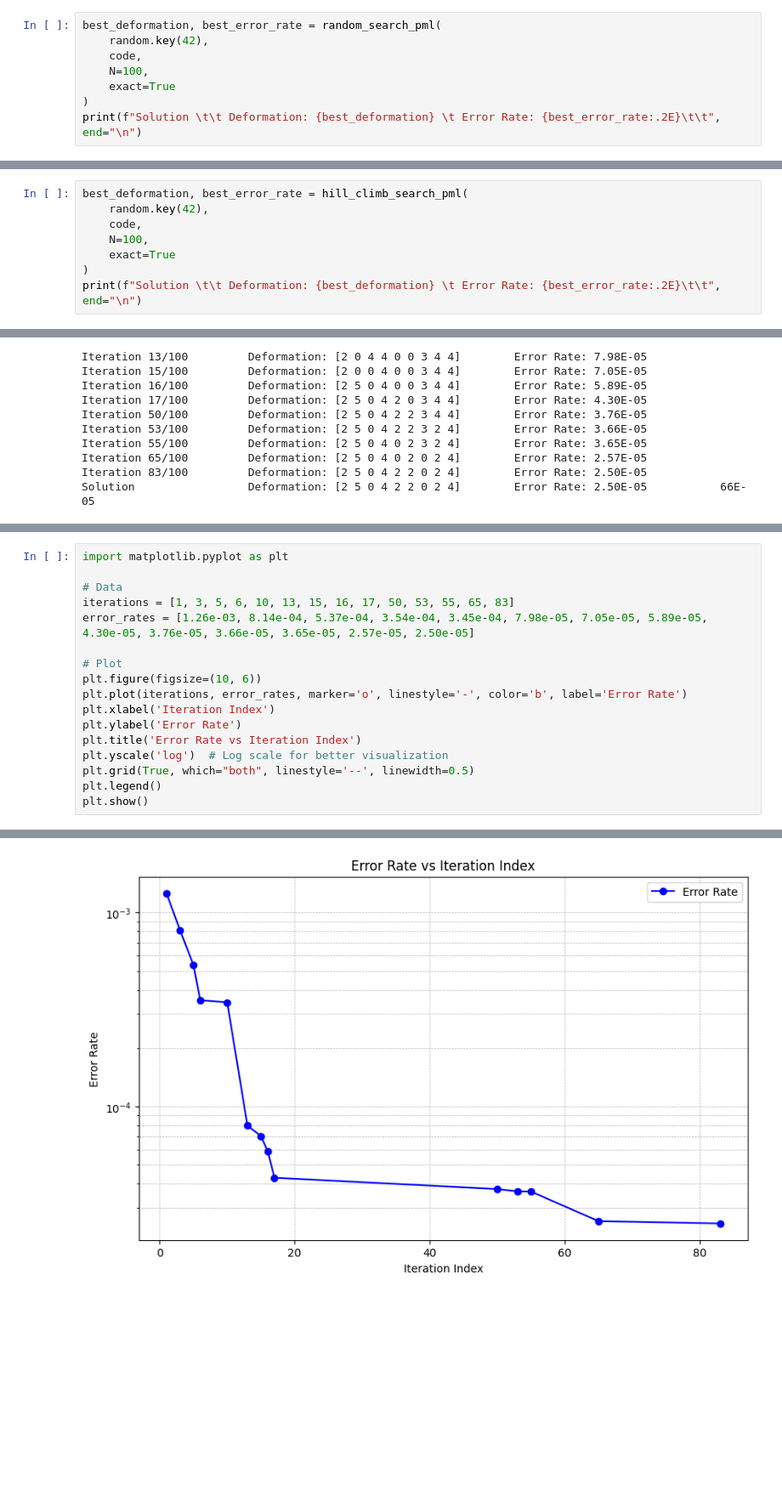
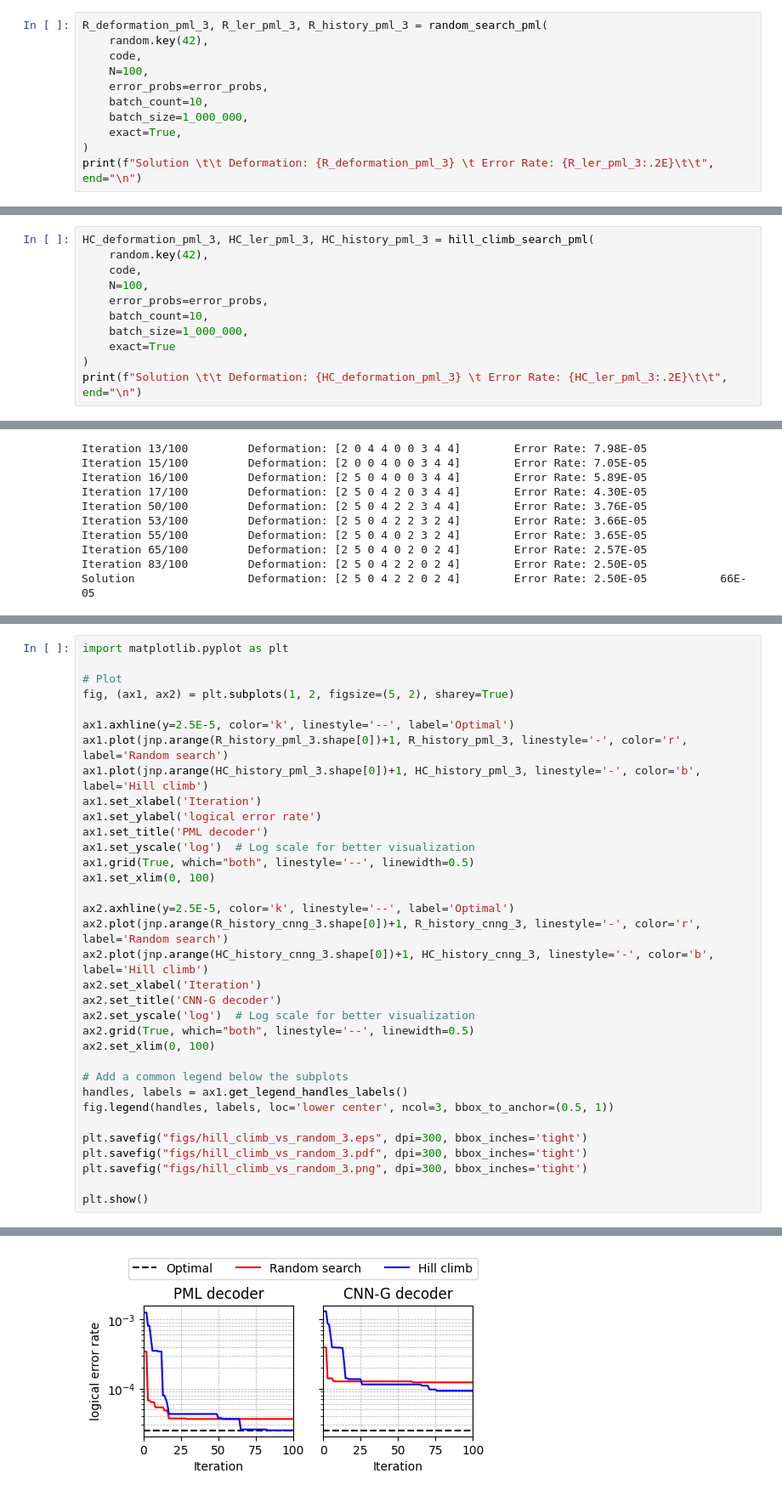
Before and after one commit to JuliusRye/QEC, a Jupyter notebook: Modules/non_ml_methods.ipynb, the cells around one changed output, grey strips where cells are left out. Shown: that part at 85% size. Saved outputs shown, nothing was run; the diff lists cells and outputs as text; blank space fills up the shorter version.

```diff
--- a/Modules/non_ml_methods.ipynb
+++ b/Modules/non_ml_methods.ipynb
@@ -220,11 +226,14 @@ Solution                 Deformation: [4 1 5 4 1 4 2 2 2]        Error Rate: 2.0
 # %%
-best_deformation, best_error_rate = random_search_pml(
+R_deformation_pml_3, R_ler_pml_3, R_history_pml_3 = random_search_pml(
     random.key(42),
     code,
     N=100,
-    exact=True
+    error_probs=error_probs,
+    batch_count=10,
+    batch_size=1_000_000,
+    exact=True,
 )
-print(f"Solution \t\t Deformation: {best_deformation} \t Error Rate: {best_error_rate:.2E}\t\t", end="\n")
+print(f"Solution \t\t Deformation: {R_deformation_pml_3} \t Error Rate: {R_ler_pml_3:.2E}\t\t", end="\n")
 # %% [output]
 Iteration 1/100          Deformation: [2 4 2 1 4 1 0 3 0]        Error Rate: 3.45E-04
 Iteration 3/100          Deformation: [4 3 3 5 2 4 4 5 5]        Error Rate: 6.76E-05
@@ -323,11 +306,14 @@ Solution                 Deformation: [3 5 0 2 2 2 0 3 0]        Error Rate: 1.0
 # %%
-best_deformation, best_error_rate = hill_climb_search_pml(
+HC_deformation_pml_3, HC_ler_pml_3, HC_history_pml_3 = hill_climb_search_pml(
     random.key(42),
     code,
     N=100,
+    error_probs=error_probs,
+    batch_count=10,
+    batch_size=1_000_000,
     exact=True
 )
-print(f"Solution \t\t Deformation: {best_deformation} \t Error Rate: {best_error_rate:.2E}\t\t", end="\n")
+print(f"Solution \t\t Deformation: {HC_deformation_pml_3} \t Error Rate: {HC_ler_pml_3:.2E}\t\t", end="\n")
 # %% [output]
 Iteration 1/100          Deformation: [0 0 0 0 0 0 0 4 0]        Error Rate: 1.26E-03
 Iteration 3/100          Deformation: [0 0 4 0 0 0 0 4 0]        Error Rate: 8.14E-04
@@ -347,18 +436,35 @@ Solution                 Deformation: [2 5 0 4 2 2 0 2 4]        Error Rate: 2.5
 # %%
 import matplotlib.pyplot as plt
 
-# Data
-iterations = [1, 3, 5, 6, 10, 13, 15, 16, 17, 50, 53, 55, 65, 83]
-error_rates = [1.26e-03, 8.14e-04, 5.37e-04, 3.54e-04, 3.45e-04, 7.98e-05, 7.05e-05, 5.89e-05, 4.30e-05, 3.76e-05, 3.66e-05, 3.65e-05, 2.57e-05, 2.50e-05]
+# Plot
+fig, (ax1, ax2) = plt.subplots(1, 2, figsize=(5, 2), sharey=True)
 
-# Plot
-plt.figure(figsize=(10, 6))
-plt.plot(iterations, error_rates, marker='o', linestyle='-', color='b', label='Error Rate')
-plt.xlabel('Iteration Index')
-plt.ylabel('Error Rate')
-plt.title('Error Rate vs Iteration Index')
-plt.yscale('log')  # Log scale for better visualization
-plt.grid(True, which="both", linestyle='--', linewidth=0.5)
-plt.legend()
+ax1.axhline(y=2.5E-5, color='k', linestyle='--', label='Optimal')
+ax1.plot(jnp.arange(R_history_pml_3.shape[0])+1, R_history_pml_3, linestyle='-', color='r', label='Random search')
+ax1.plot(jnp.arange(HC_history_pml_3.shape[0])+1, HC_history_pml_3, linestyle='-', color='b', label='Hill climb')
+ax1.set_xlabel('Iteration')
+ax1.set_ylabel('logical error rate')
+ax1.set_title('PML decoder')
+ax1.set_yscale('log')  # Log scale for better visualization
+ax1.grid(True, which="both", linestyle='--', linewidth=0.5)
+ax1.set_xlim(0, 100)
+
+ax2.axhline(y=2.5E-5, color='k', linestyle='--', label='Optimal')
+ax2.plot(jnp.arange(R_history_cnng_3.shape[0])+1, R_history_cnng_3, linestyle='-', color='r', label='Random search')
+ax2.plot(jnp.arange(HC_history_cnng_3.shape[0])+1, HC_history_cnng_3, linestyle='-', color='b', label='Hill climb')
+ax2.set_xlabel('Iteration')
+ax2.set_title('CNN-G decoder')
+ax2.set_yscale('log')  # Log scale for better visualization
+ax2.grid(True, which="both", linestyle='--', linewidth=0.5)
+ax2.set_xlim(0, 100)
+
+# Add a common legend below the subplots
+handles, labels = ax1.get_legend_handles_labels()
+fig.legend(handles, labels, loc='lower center', ncol=3, bbox_to_anchor=(0.5, 1))
+
+plt.savefig("figs/hill_climb_vs_random_3.eps", dpi=300, bbox_inches='tight')
+plt.savefig("figs/hill_climb_vs_random_3.pdf", dpi=300, bbox_inches='tight')
+plt.savefig("figs/hill_climb_vs_random_3.png", dpi=300, bbox_inches='tight')
+
 plt.show()
 # %% [output]
@@ -365 +472 @@ plt.show()
-[figure, old version]
+[figure, new version]
```
Also changed, not shown: parts of 24 cells of this notebook, 3 other files.
